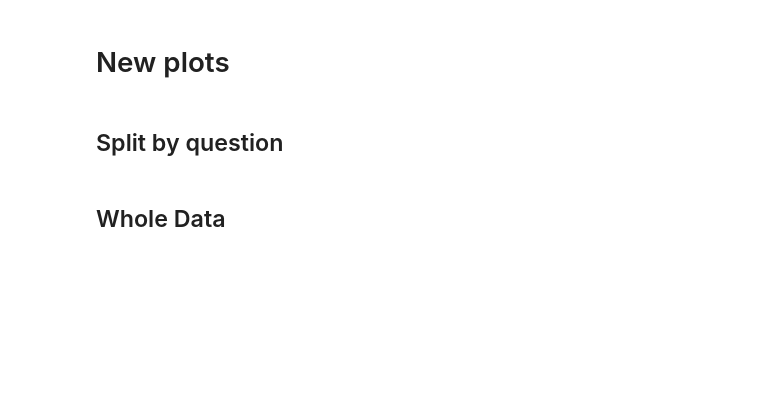
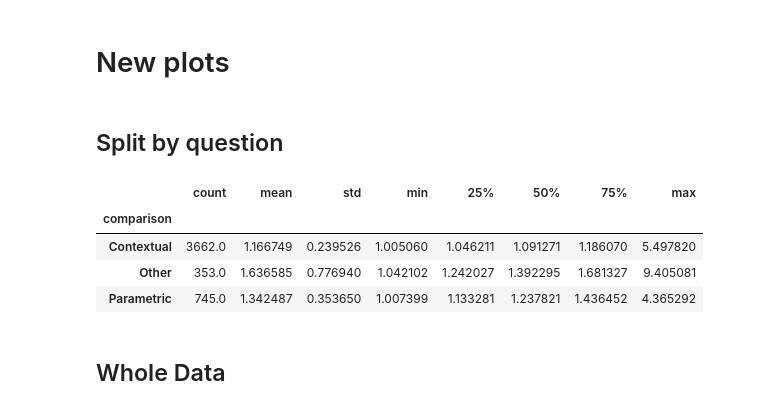
Before and after one commit to mfixman/rag-thesis, a Jupyter notebook: joiner_analysis.ipynb, the cells around one changed output. Saved outputs shown, nothing was run; the diff lists cells and outputs as text; code cells hidden in the pictures; blank space fills up the shorter version.

```diff
--- a/joiner_analysis.ipynb
+++ b/joiner_analysis.ipynb
@@ -179,4 +181,12 @@ def barPlot(*tables, ax = None, names = None, percent = False, show_ylabel = Tru
             markerfirst = False,
             columnspacing = 0,
         )
+# %%
+llama.groupby('comparison').ctx_proba.describe()
+# %% [output]
+|  | count | mean | std | min | 25% | 50% | 75% | max |
+| comparison |  |  |  |  |  |  |  |  |
+| Contextual | 3662.0 | 1.166749 | 0.239526 | 1.005060 | 1.046211 | 1.091271 | 1.186070 | 5.497820 |
+| Other | 353.0 | 1.636585 | 0.776940 | 1.042102 | 1.242027 | 1.392295 | 1.681327 | 9.405081 |
+| Parametric | 745.0 | 1.342487 | 0.353650 | 1.007399 | 1.133281 | 1.237821 | 1.436452 | 4.365292 |
 # %%
```
Also changed, not shown: parts of 9 cells of this notebook, 6 other files.
